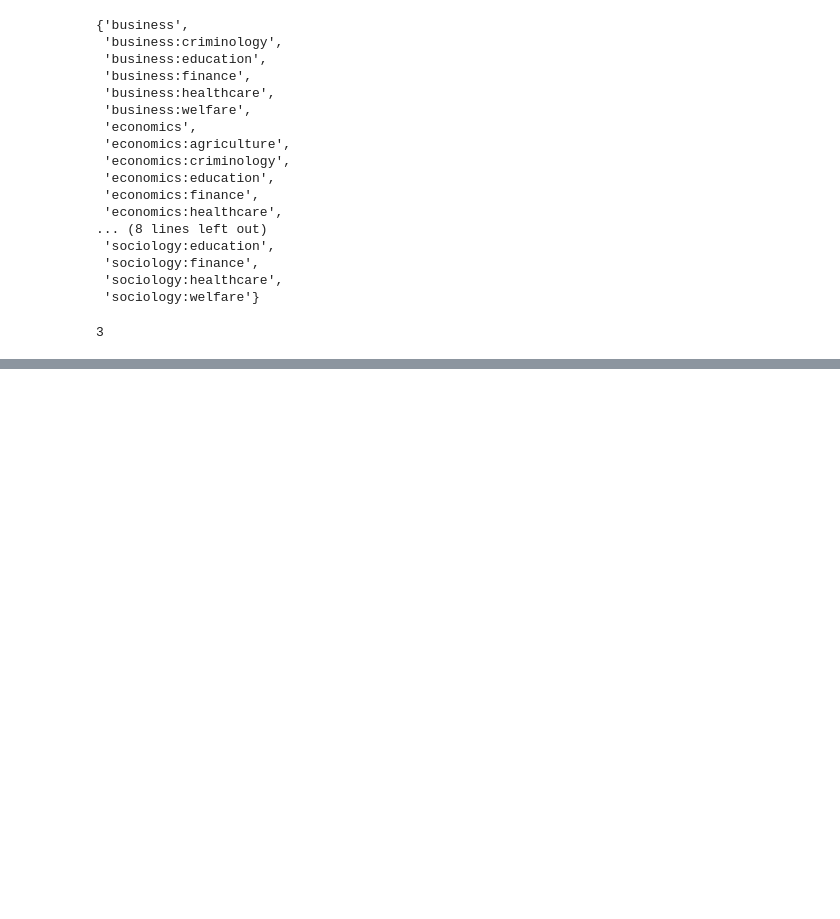
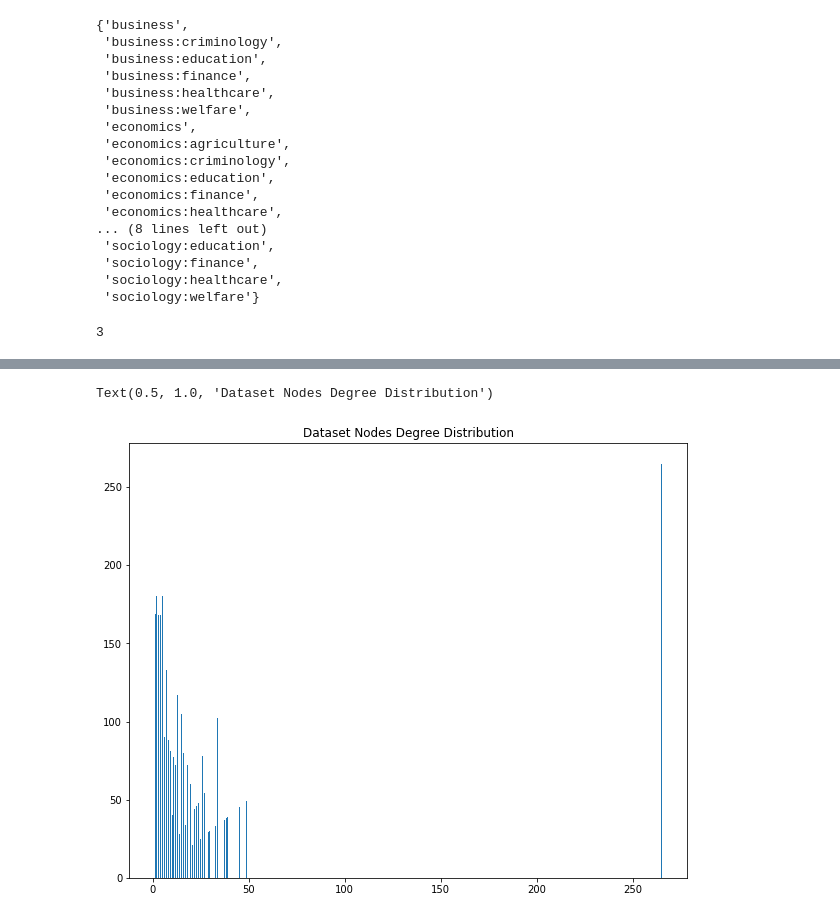
Before and after one commit to rich-context-capstone-2019/Rich-Context-Capstone, a Jupyter notebook: prototype-networkx.ipynb, the cells around one changed output, grey strips where cells are left out. Cells and saved outputs as stored; diff of their text form; code cells hidden in the pictures; blank space fills up the shorter version.

```diff
--- a/prototype-networkx.ipynb
+++ b/prototype-networkx.ipynb
@@ -75,0 +116,7 @@ local_node_connectivity(G, 'data_306', 'pub_103')
+# %%
+plt.figure(figsize=(10,8))
+plt.hist(dataset_degrees, bins = 500)
+plt.title('Dataset Nodes Degree Distribution')
+# %% [output]
+Text(0.5, 1.0, 'Dataset Nodes Degree Distribution')
+[figure, added]
```
Also changed, not shown: parts of 25 cells of this notebook.
